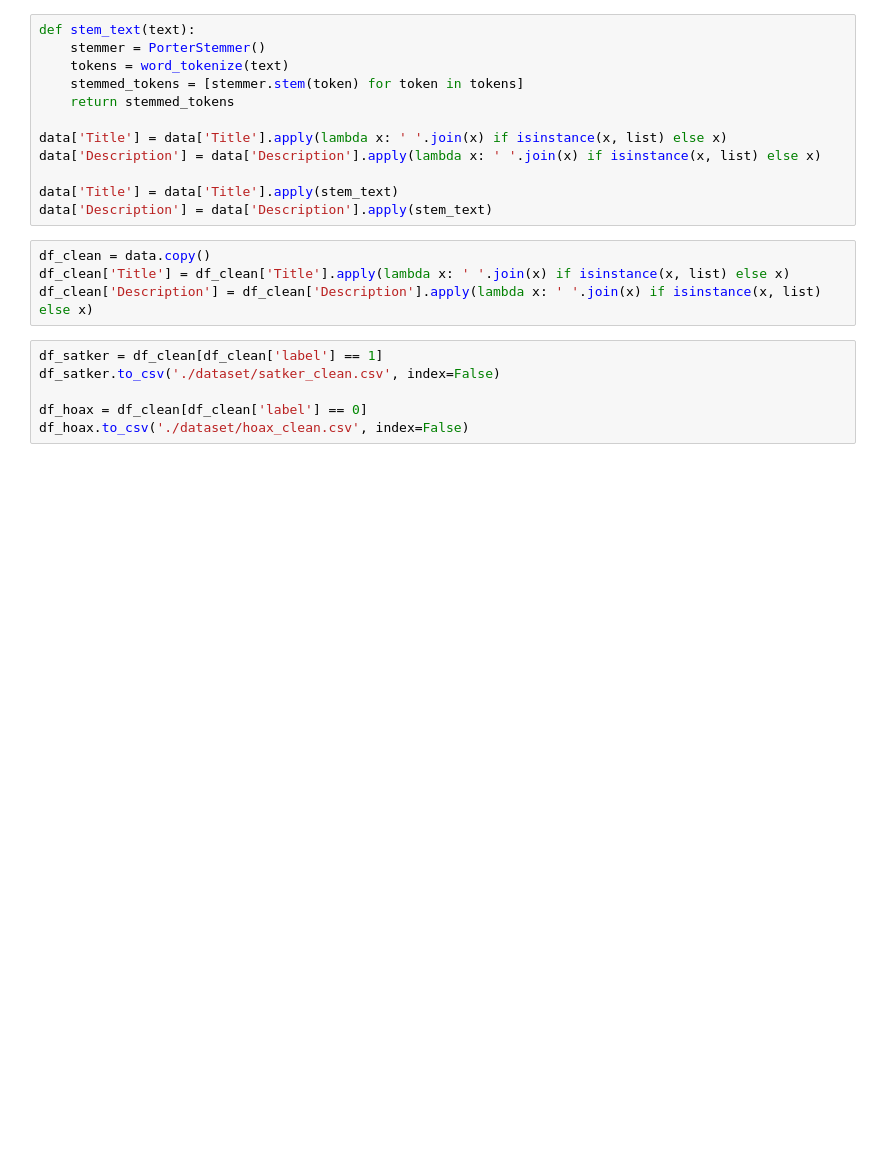
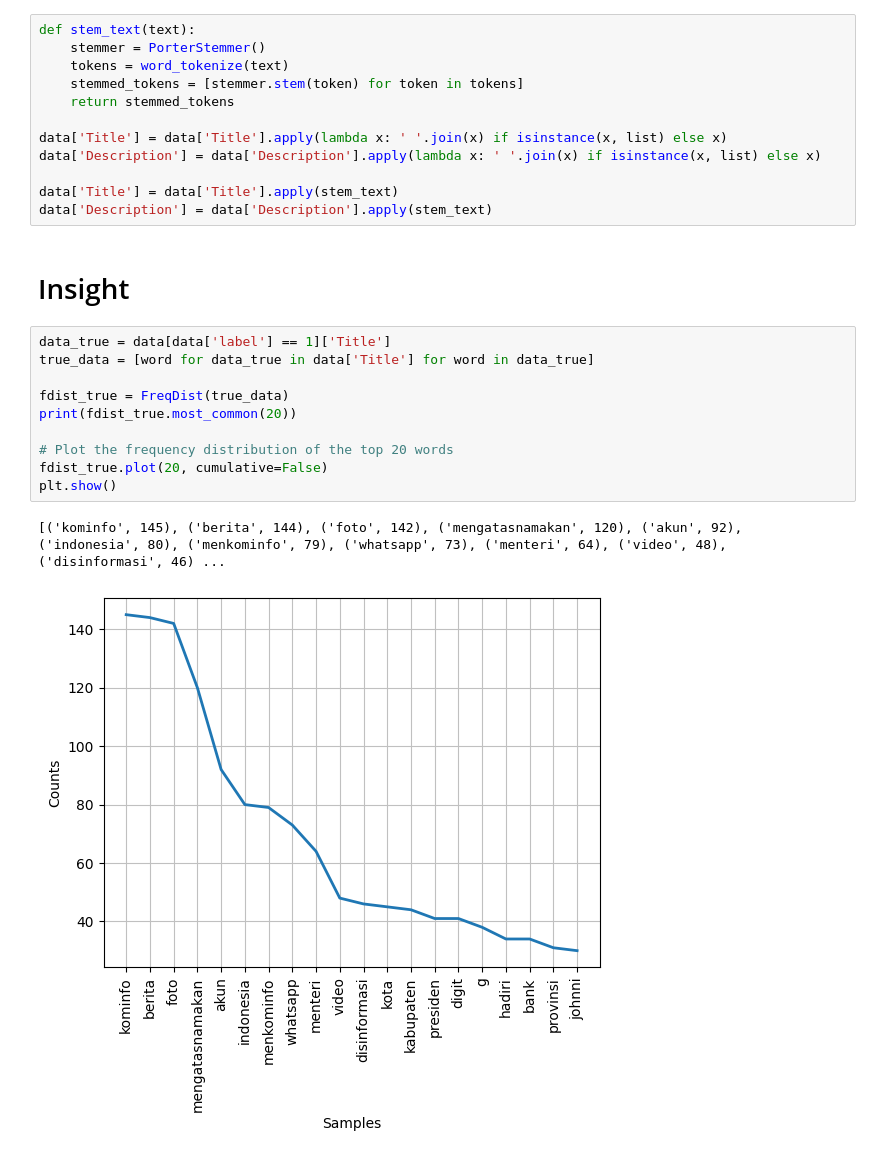
Before and after one commit to diozaas/FakeRealProject, a Jupyter notebook: Preprocessing.ipynb, the cells around one changed output. Saved outputs shown, nothing was run; the diff lists cells and outputs as text; blank space fills up the shorter version.

Commit message:
Update insight

```diff
--- a/Preprocessing.ipynb
+++ b/Preprocessing.ipynb
@@ -106,13 +106,18 @@ data['Description'] = data['Description'].apply(lambda x: ' '.join(x) if isinsta
 
 data['Title'] = data['Title'].apply(stem_text)
 data['Description'] = data['Description'].apply(stem_text)
-# %%
-df_clean = data.copy()
-df_clean['Title'] = df_clean['Title'].apply(lambda x: ' '.join(x) if isinstance(x, list) else x)
-df_clean['Description'] = df_clean['Description'].apply(lambda x: ' '.join(x) if isinstance(x, list) else x)
-# %%
-df_satker = df_clean[df_clean['label'] == 1]
-df_satker.to_csv('./dataset/satker_clean.csv', index=False)
-
-df_hoax = df_clean[df_clean['label'] == 0]
-df_hoax.to_csv('./dataset/hoax_clean.csv', index=False)
+# %% [markdown]
+# Insight
+# %%
+data_true = data[data['label'] == 1]['Title']
+true_data = [word for data_true in data['Title'] for word in data_true]
+
+fdist_true = FreqDist(true_data)
+print(fdist_true.most_common(20))
+
+# Plot the frequency distribution of the top 20 words
+fdist_true.plot(20, cumulative=False)
+plt.show()
+# %% [output]
+[('kominfo', 145), ('berita', 144), ('foto', 142), ('mengatasnamakan', 120), ('akun', 92), ('indonesia', 80), ('menkominfo', 79), ('whatsapp', 73), ('menteri', 64), ('video', 48), ('disinformasi', 46) ...
+[figure, added]
```
Also changed, not shown: parts of 8 cells of this notebook.
